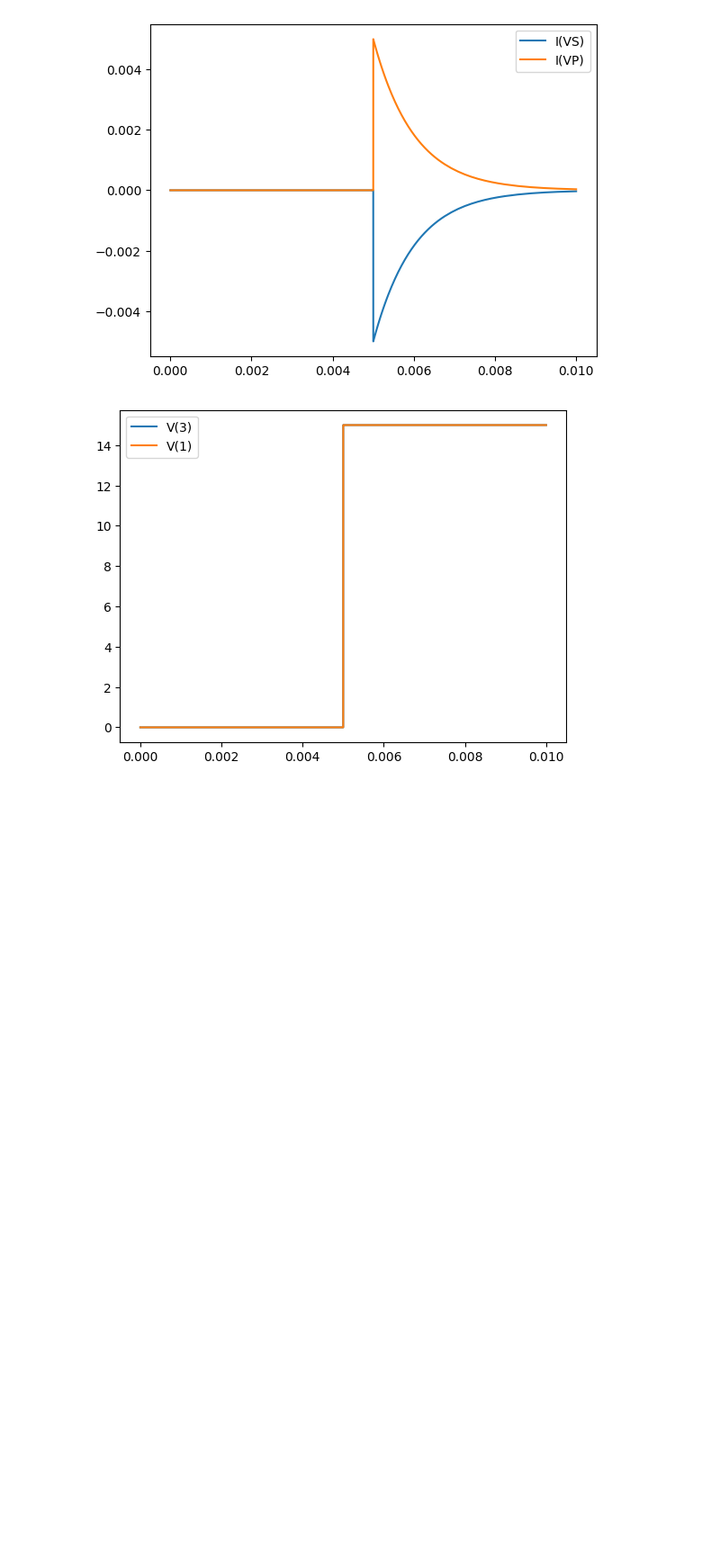
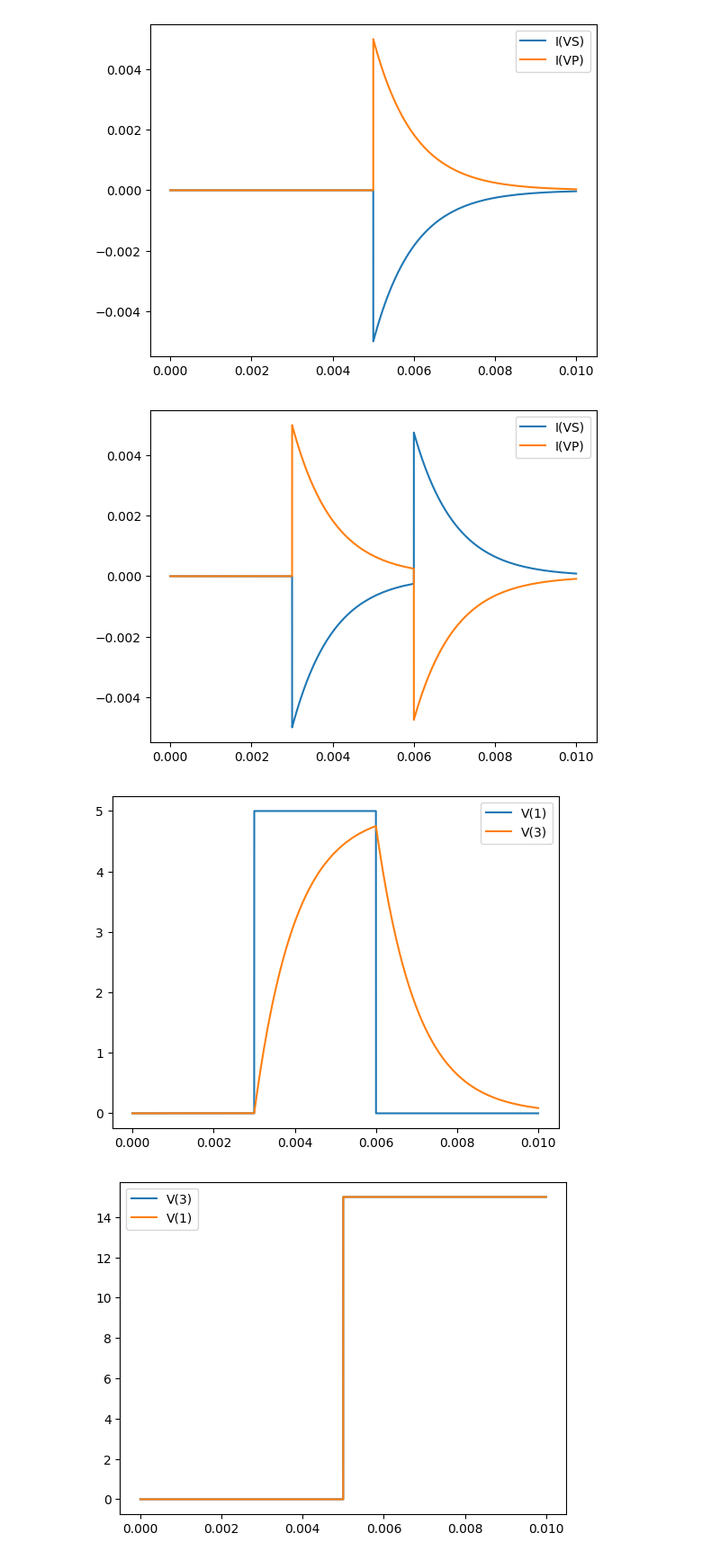
Before and after one commit to utah-MFDA/h.r.3.3_pdk, a Jupyter notebook: xyce_testing/JupyterTesting/membrane_testing.ipynb, the cells around one changed output. Shown at 90% size. Saved outputs shown, nothing was run; the diff lists cells and outputs as text; code cells hidden in the pictures; blank space fills up the shorter version.

```diff
--- a/xyce_testing/JupyterTesting/membrane_testing.ipynb
+++ b/xyce_testing/JupyterTesting/membrane_testing.ipynb
@@ -17,6 +15,12 @@ plot_r = plot_result.plot_prn
 plot_r(mem_t_dir+'/results/mem_cap_test_v_0_1.cir.prn')
 # %% [output]
 [figure]
+# %%
+plot_r(mem_t_dir+'/results/mem_cap_test_v_0_1_4.cir.prn')
+plot_r(mem_t_dir+'/results/mem_cap_test_v_0_1_4_V.cir.prn')
+# %% [output]
+[figure, added]
+[figure, added]
 # %%
 plot_r(mem_t_dir+'/results/mem_cap_test_v_0_2_V.cir.prn')
 plot_r(mem_t_dir+'/results/mem_cap_test_v_0_2_I.cir.prn')
```
Also changed, not shown: parts of 4 cells of this notebook, 8 other files.
